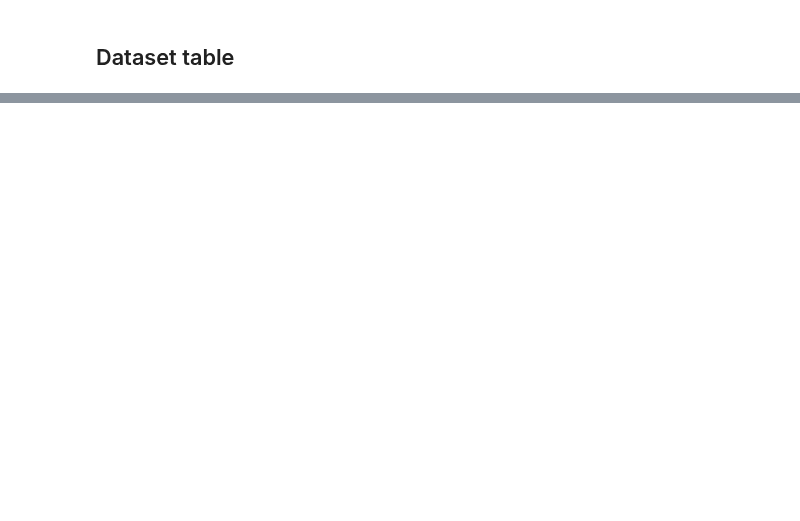
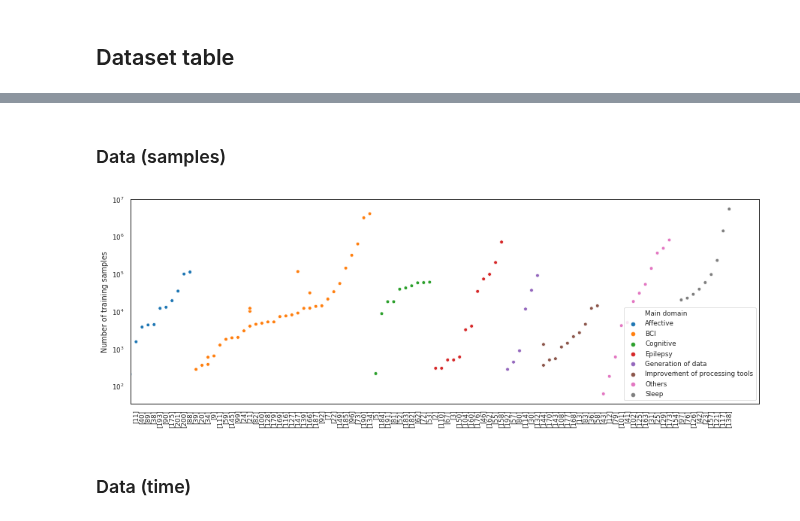
Before and after one commit to hubertjb/dl-eeg-review, a Jupyter notebook: notebooks/reporting_results_sandbox.ipynb, the cells around one changed output, grey strips where cells are left out. Cells and saved outputs as stored; diff of their text form; code cells hidden in the pictures; blank space fills up the shorter version.

Commit message:
- finalizing data quantity figure - adding function to extract reference number from .bbl file - updating readme

```diff
--- a/notebooks/reporting_results_sandbox.ipynb
+++ b/notebooks/reporting_results_sandbox.ipynb
@@ -787,0 +542,14 @@ def split_column_with_multiple_entries(df, col, ref_col='Citation', sep=';\n', l
+# %%
+data_items_df = ut.load_data_items(start_year=2010)
+data_items_df = ut.extract_main_domains(data_items_df)
+# %% [markdown]
+### Data (samples)
+# %%
+col = 'Data - samples'
+samples_df = ut.split_column_with_multiple_entries(
+    data_items_df, col, ref_col=['Citation', 'Main domain', 'ref_nb'], sep=';\n', lower=False)
+
+# Remove N/M and TBD
+samples_df = samples_df.loc[~samples_df[col].isin(['N/M', 'TBD', '[TBD]'])]
+samples_df[col] = samples_df[col].astype(int)
+samples_df = samples_df.sort_values(['Main domain', col])
@@ -787,0 +569,15 @@ def split_column_with_multiple_entries(df, col, ref_col='Citation', sep=';\n', l
+# %%
+fig, ax = plt.subplots(figsize=(15, 5))
+ax.set(xscale='linear', yscale='log')
+sns.scatterplot(x='ref_nb', y=col, hue='Main domain', data=samples_df, ax=ax)
+ax.set_ylabel('Number of training samples')
+ax.set_xlabel('')
+ax.set_xlim([0.1, None])
+plt.xticks(rotation='vertical'); # plt.tight_layout()
+
+ax.set_yticks(np.power(10, [2, 3, 4, 5, 6, 7]))
+
+from matplotlib.ticker import ScalarFormatter
+# ax.yaxis.set_major_formatter(ScalarFormatter())
+# %% [output]
+[figure, added]
@@ -787,0 +592,2 @@ def split_column_with_multiple_entries(df, col, ref_col='Citation', sep=';\n', l
+# %% [markdown]
+### Data (time)
```
Also changed, not shown: parts of 58 cells of this notebook, 37 other files.
